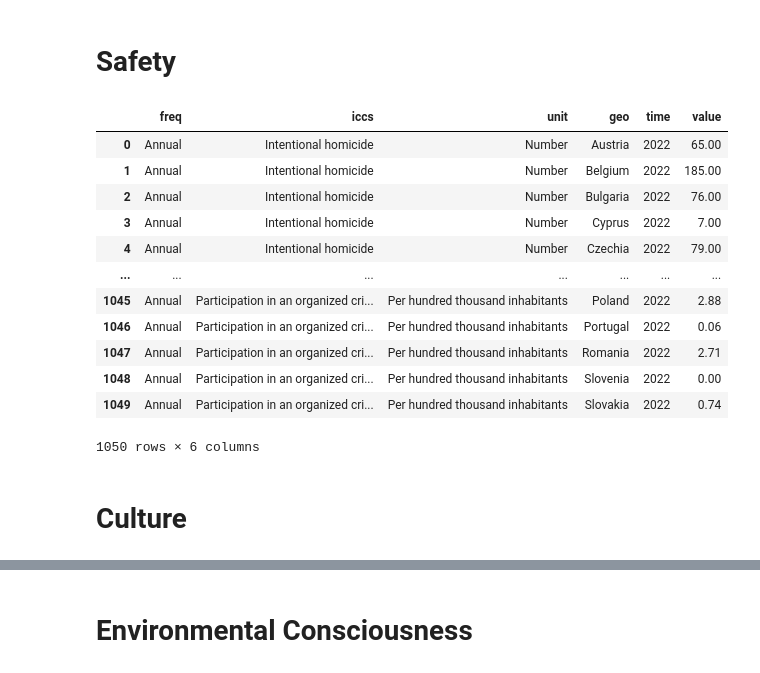
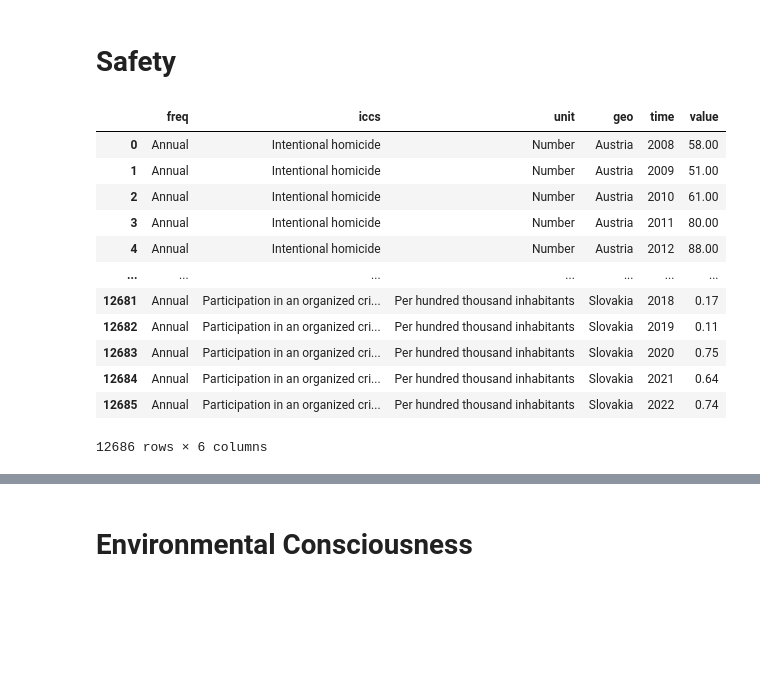
Before and after one commit to mke27/life, a Jupyter notebook: datasets/raw-datasets/accessingAPI.ipynb, the cells around one changed output, grey strips where cells are left out. Drawn from its saved outputs; the diff is of its cells as text; code cells hidden in the pictures; blank space fills up the shorter version.

```diff
--- a/datasets/raw-datasets/accessingAPI.ipynb
+++ b/datasets/raw-datasets/accessingAPI.ipynb
@@ -118,20 +140,19 @@ api_to_df('https://ec.europa.eu/eurostat/api/dissemination/statistics/1.0/data/e
 # %% [markdown]
 # Safety
 # %%
-api_to_df('https://ec.europa.eu/eurostat/api/dissemination/statistics/1.0/data/crim_off_cat?format=JSON&time=2022&geo=BE&geo=BG&geo=CZ&geo=DK&geo=DE&geo=EE&geo=IE&geo=EL&geo=ES&geo=FR&geo=HR&geo=IT&geo=CY&geo=LV&geo=LT&geo=LU&geo=HU&geo=MT&geo=NL&geo=AT&geo=PL&geo=PT&geo=RO&geo=SI&geo=SK&geo=FI&geo=SE&unit=NR&unit=P_HTHAB&iccs=ICCS0101&iccs=ICCS0102&iccs=ICCS020111&iccs=ICCS020221&iccs=ICCS0301&iccs=ICCS03011&iccs=ICCS03012&iccs=ICCS0302&iccs=ICCS030221&iccs=ICCS0401&iccs=ICCS0501&iccs=ICCS05012&iccs=ICCS0502&iccs=ICCS05021&iccs=ICCS0601&iccs=ICCS0701&iccs=ICCS0703&iccs=ICCS07031&iccs=ICCS07041&iccs=ICCS0903&iccs=ICCS09051&lang=en')
+safety = api_to_df("https://ec.europa.eu/eurostat/api/dissemination/statistics/1.0/data/crim_off_cat?format=JSON&time=2008&time=2009&time=2010&time=2011&time=2012&time=2013&time=2014&time=2015&time=2016&time=2017&time=2018&time=2019&time=2020&time=2021&time=2022&geo=BE&geo=BG&geo=CZ&geo=DK&geo=DE&geo=EE&geo=IE&geo=EL&geo=ES&geo=FR&geo=HR&geo=IT&geo=CY&geo=LV&geo=LT&geo=LU&geo=HU&geo=MT&geo=NL&geo=AT&geo=PL&geo=PT&geo=RO&geo=SI&geo=SK&geo=FI&geo=SE&unit=NR&unit=P_HTHAB&iccs=ICCS0101&iccs=ICCS0102&iccs=ICCS020111&iccs=ICCS020221&iccs=ICCS0301&iccs=ICCS03011&iccs=ICCS03012&iccs=ICCS0302&iccs=ICCS030221&iccs=ICCS0401&iccs=ICCS0501&iccs=ICCS05012&iccs=ICCS0502&iccs=ICCS05021&iccs=ICCS0601&iccs=ICCS0701&iccs=ICCS0703&iccs=ICCS07031&iccs=ICCS07041&iccs=ICCS0903&iccs=ICCS09051&lang=en")
+safety
 # %% [output]
 |  | freq | iccs | unit | geo | time | value |
-| 0 | Annual | Intentional homicide | Number | Austria | 2022 | 65.00 |
-| 1 | Annual | Intentional homicide | Number | Belgium | 2022 | 185.00 |
-| 2 | Annual | Intentional homicide | Number | Bulgaria | 2022 | 76.00 |
-| 3 | Annual | Intentional homicide | Number | Cyprus | 2022 | 7.00 |
-| 4 | Annual | Intentional homicide | Number | Czechia | 2022 | 79.00 |
+| 0 | Annual | Intentional homicide | Number | Austria | 2008 | 58.00 |
+| 1 | Annual | Intentional homicide | Number | Austria | 2009 | 51.00 |
+| 2 | Annual | Intentional homicide | Number | Austria | 2010 | 61.00 |
+| 3 | Annual | Intentional homicide | Number | Austria | 2011 | 80.00 |
+| 4 | Annual | Intentional homicide | Number | Austria | 2012 | 88.00 |
 | ... | ... | ... | ... | ... | ... | ... |
-| 1045 | Annual | Participation in an organized cri... | Per hundred thousand inhabitants | Poland | 2022 | 2.88 |
-| 1046 | Annual | Participation in an organized cri... | Per hundred thousand inhabitants | Portugal | 2022 | 0.06 |
-| 1047 | Annual | Participation in an organized cri... | Per hundred thousand inhabitants | Romania | 2022 | 2.71 |
-| 1048 | Annual | Participation in an organized cri... | Per hundred thousand inhabitants | Slovenia | 2022 | 0.00 |
-| 1049 | Annual | Participation in an organized cri... | Per hundred thousand inhabitants | Slovakia | 2022 | 0.74 |
+| 12681 | Annual | Participation in an organized cri... | Per hundred thousand inhabitants | Slovakia | 2018 | 0.17 |
+| 12682 | Annual | Participation in an organized cri... | Per hundred thousand inhabitants | Slovakia | 2019 | 0.11 |
+| 12683 | Annual | Participation in an organized cri... | Per hundred thousand inhabitants | Slovakia | 2020 | 0.75 |
+| 12684 | Annual | Participation in an organized cri... | Per hundred thousand inhabitants | Slovakia | 2021 | 0.64 |
+| 12685 | Annual | Participation in an organized cri... | Per hundred thousand inhabitants | Slovakia | 2022 | 0.74 |
-1050 rows × 6 columns
+12686 rows × 6 columns
-# %% [markdown]
-# Culture
```
Also changed, not shown: parts of 11 cells of this notebook.
